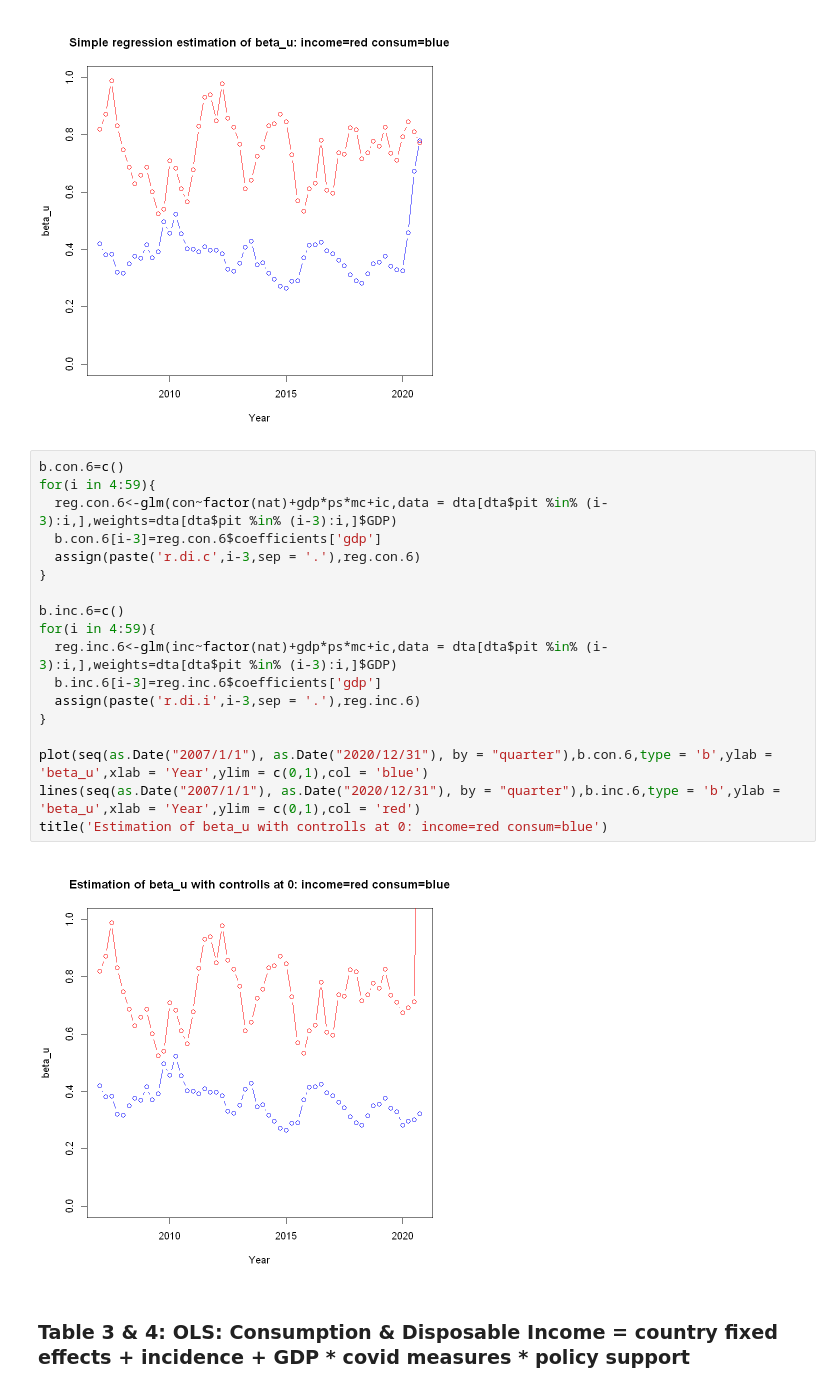
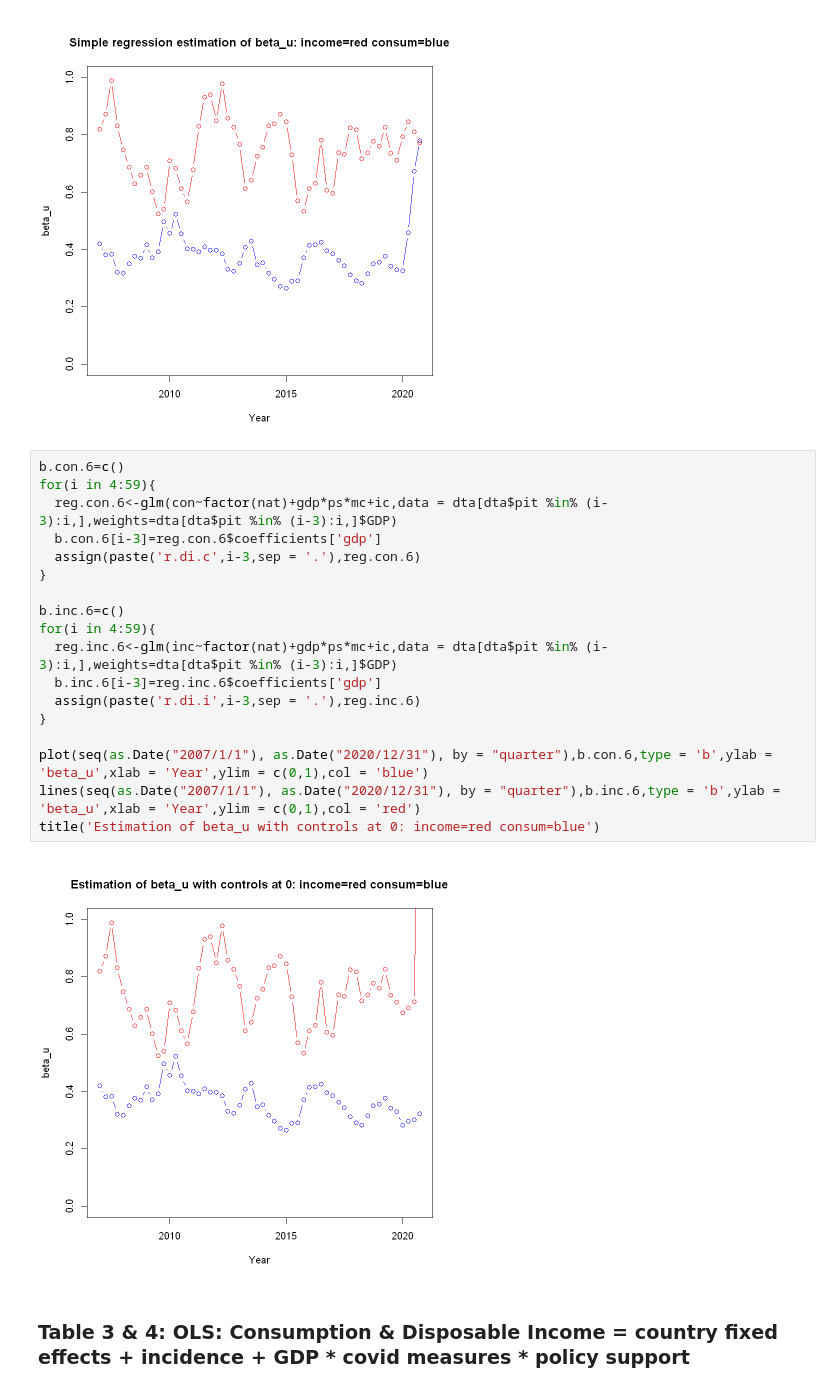
Before and after one commit to Riderman56/Master_Arbeit, a Jupyter notebook: rep.ipynb, the cells around one changed output. Saved outputs shown, nothing was run; the diff lists cells and outputs as text.

```diff
--- a/rep.ipynb
+++ b/rep.ipynb
@@ -507,23 +509,23 @@ title('Simple regression estimation of beta_u: income=red consum=blue')
 # %%
 b.con.6=c()
 for(i in 4:59){
   reg.con.6<-glm(con~factor(nat)+gdp*ps*mc+ic,data = dta[dta$pit %in% (i-3):i,],weights=dta[dta$pit %in% (i-3):i,]$GDP)
   b.con.6[i-3]=reg.con.6$coefficients['gdp']
   assign(paste('r.di.c',i-3,sep = '.'),reg.con.6)
 }
 
 b.inc.6=c()
 for(i in 4:59){
   reg.inc.6<-glm(inc~factor(nat)+gdp*ps*mc+ic,data = dta[dta$pit %in% (i-3):i,],weights=dta[dta$pit %in% (i-3):i,]$GDP)
   b.inc.6[i-3]=reg.inc.6$coefficients['gdp']
   assign(paste('r.di.i',i-3,sep = '.'),reg.inc.6)
 }
 
 plot(seq(as.Date("2007/1/1"), as.Date("2020/12/31"), by = "quarter"),b.con.6,type = 'b',ylab = 'beta_u',xlab = 'Year',ylim = c(0,1),col = 'blue')
 lines(seq(as.Date("2007/1/1"), as.Date("2020/12/31"), by = "quarter"),b.inc.6,type = 'b',ylab = 'beta_u',xlab = 'Year',ylim = c(0,1),col = 'red')
-title('Estimation of beta_u with controlls at 0: income=red consum=blue')
+title('Estimation of beta_u with controls at 0: income=red consum=blue')
 # %% [output]
-[figure, old version]
+[figure, new version]
 # %% [markdown]
 ### Table 3 \& 4: OLS: Consumption \& Disposable Income  = country fixed effects + incidence + GDP * covid measures * policy support
 # %%
```
Also changed, not shown: parts of 11 cells of this notebook.
